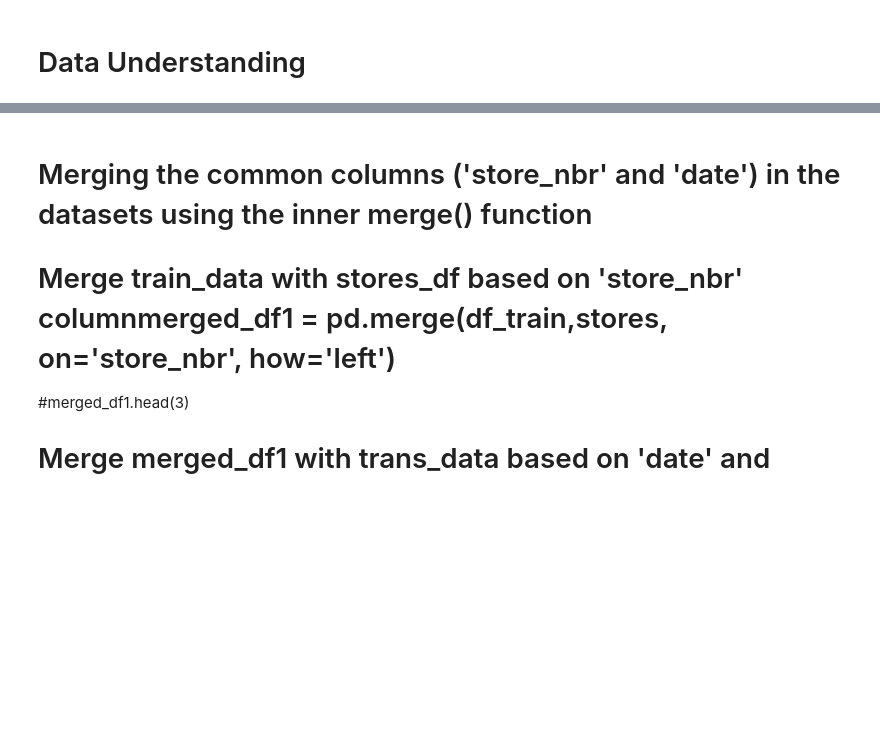
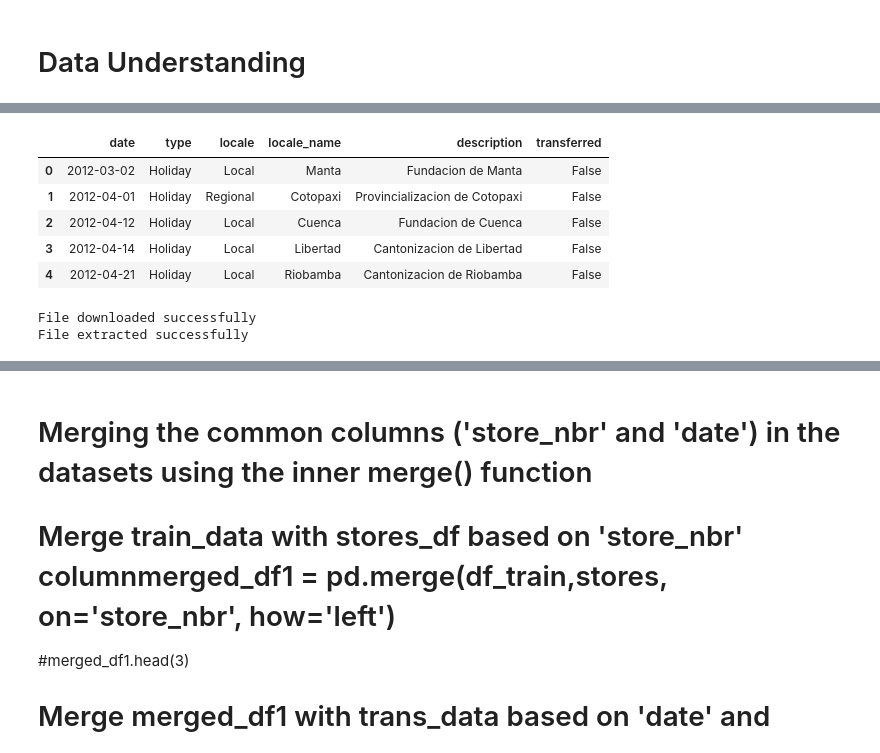
Before and after one commit to EfyaDufie2020/Time-Series-Regression-Analysis, a Jupyter notebook: Notebooks/Time Series Analysis.ipynb, the cells around one changed output, grey strips where cells are left out. Saved outputs shown, nothing was run; the diff lists cells and outputs as text; code cells hidden in the pictures; blank space fills up the shorter version.

```diff
--- a/Notebooks/Time Series Analysis.ipynb
+++ b/Notebooks/Time Series Analysis.ipynb
@@ -225,0 +168,47 @@ columndata.info()
+# %%
+# Define the SQL query to show specific tables in the database
+db_query = """
+        SELECT *
+        FROM holidays_events
+        """
+# Read data from the SQL query result into a DataFrame using the established database connection
+df_holidays = pd.read_sql(db_query, connection)
+
+# Display the DataFrame
+df_holidays.head()
+# %% [output]
+|  | date | type | locale | locale_name | description | transferred |
+| 0 | 2012-03-02 | Holiday | Local | Manta | Fundacion de Manta | False |
+| 1 | 2012-04-01 | Holiday | Regional | Cotopaxi | Provincializacion de Cotopaxi | False |
+| 2 | 2012-04-12 | Holiday | Local | Cuenca | Fundacion de Cuenca | False |
+| 3 | 2012-04-14 | Holiday | Local | Libertad | Cantonizacion de Libertad | False |
+| 4 | 2012-04-21 | Holiday | Local | Riobamba | Cantonizacion de Riobamba | False |
+# %%
+# URL of the file to download
+url = "https://github.com/EfyaDufie2020/Career_Accelerator_LP3-Regression/raw/main/store-sales-forecasting.zip"
+
+# Local file path where the file will be saved
+local_file_path = '../Data/store-sales-forecasting.zip'
+
+# Create the directory if it doesn't exist
+os.makedirs(os.path.dirname(local_file_path), exist_ok=True)
+
+# Send a GET request to the URL
+response = requests.get(url)
+
+# Check if the request was successful (status code 200)
+if response.status_code == 200:
+    # Write the content of the response to the specified file path
+    with open(local_file_path, "wb") as f:
+        f.write(response.content)
+    print("File downloaded successfully")
+
+    # Extract the ZIP file
+    with zipfile.ZipFile(local_file_path, 'r') as zip_ref:
+        zip_ref.extractall(os.path.dirname(local_file_path))
+    print("File extracted successfully")
+else:
+    print(f"Failed to download file. Status code: {response.status_code}")
+# %% [output]
+File downloaded successfully
+File extracted successfully
```
Also changed, not shown: parts of 38 cells of this notebook.
